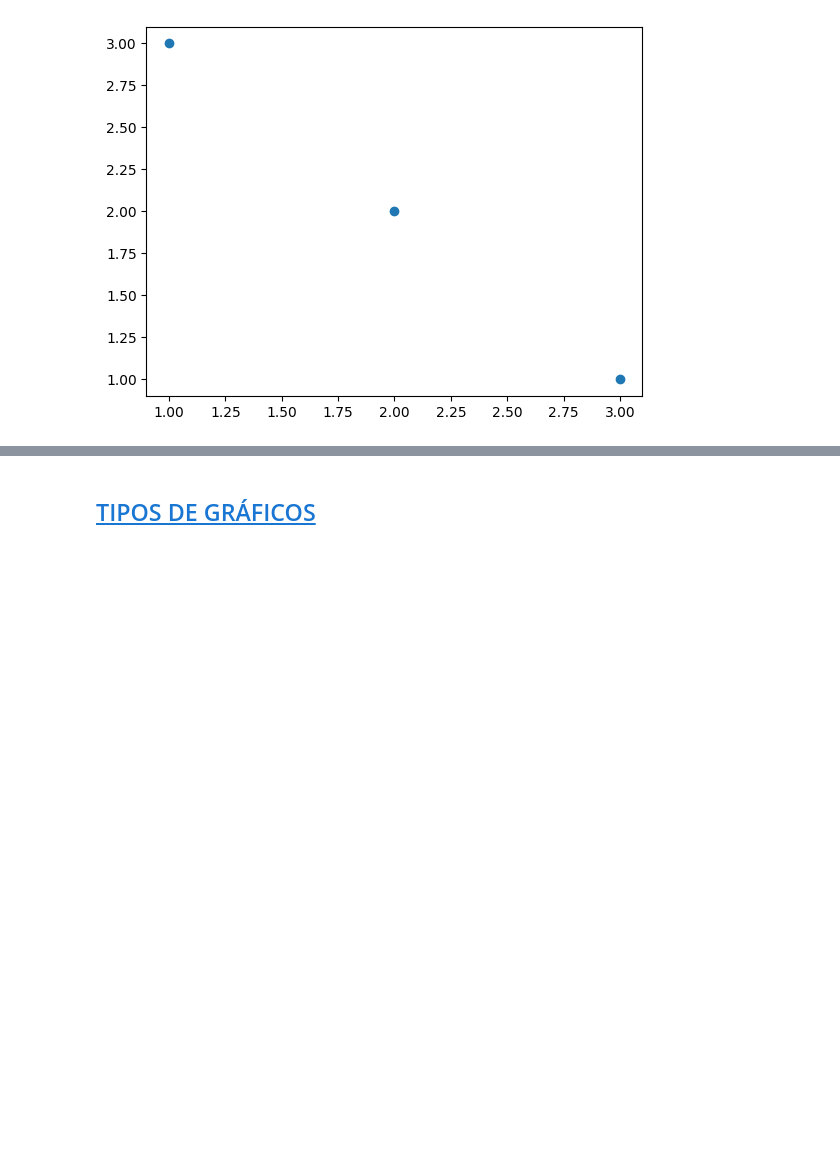
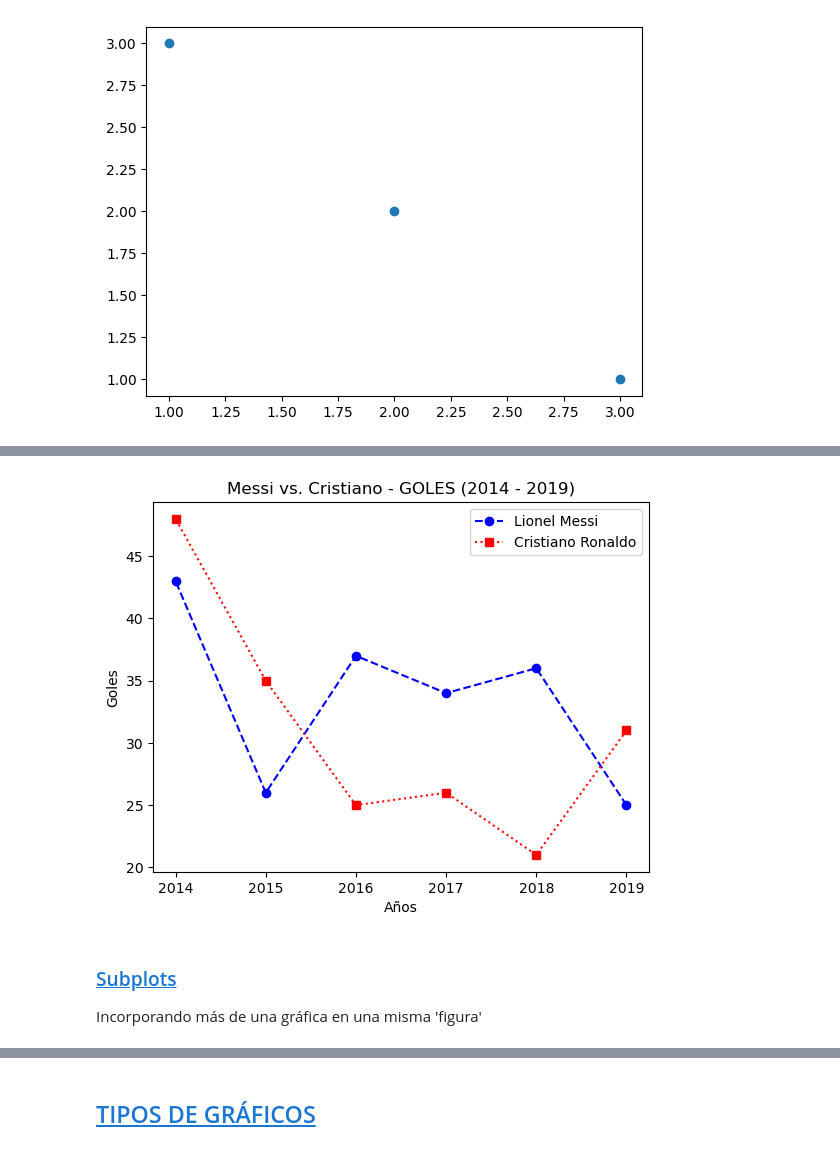
Before and after one commit to Alberto-1985/CEDAPY_25_26, a Jupyter notebook: ANALISIS_DATOS_PYTHON/NOTEBOOKS/5101_Graficos_MATPLOTLIB_PARTE_I.ipynb, the cells around one changed output, grey strips where cells are left out. Saved outputs shown, nothing was run; the diff lists cells and outputs as text; code cells hidden in the pictures; blank space fills up the shorter version.

```diff
--- a/ANALISIS_DATOS_PYTHON/NOTEBOOKS/5101_Graficos_MATPLOTLIB_PARTE_I.ipynb
+++ b/ANALISIS_DATOS_PYTHON/NOTEBOOKS/5101_Graficos_MATPLOTLIB_PARTE_I.ipynb
@@ -65,0 +153,17 @@ plt.show()
+# %%
+fig, ax = plt.subplots()
+ax.plot(messi_goals.year, messi_goals.goals,
+        marker='o', color='b', linestyle='--', label='Lionel Messi')
+ax.plot(ronaldo_goals.year, ronaldo_goals.goals,
+        marker='s', color='r', linestyle='dotted', label='Cristiano Ronaldo')
+
+ax.set(xlabel='Años', ylabel='Goles', title='Messi vs. Cristiano - GOLES (2014 - 2019)')
+ax.legend()
+# plt.savefig('2.jpg')
+plt.show()
+# %% [output]
+[figure, added]
+# %% [markdown]
+### <a id='toc1_1_3_'></a>[Subplots](#toc0_)
+
+Incorporando más de una gráfica en una misma 'figura'
```
Also changed, not shown: parts of 36 cells of this notebook, 5 other files.
